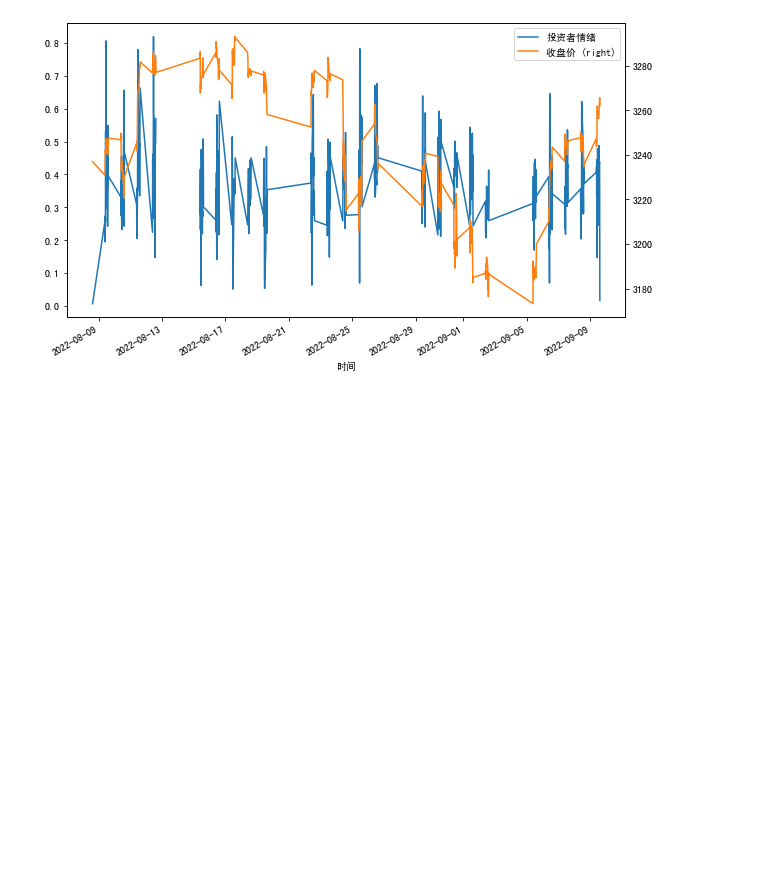
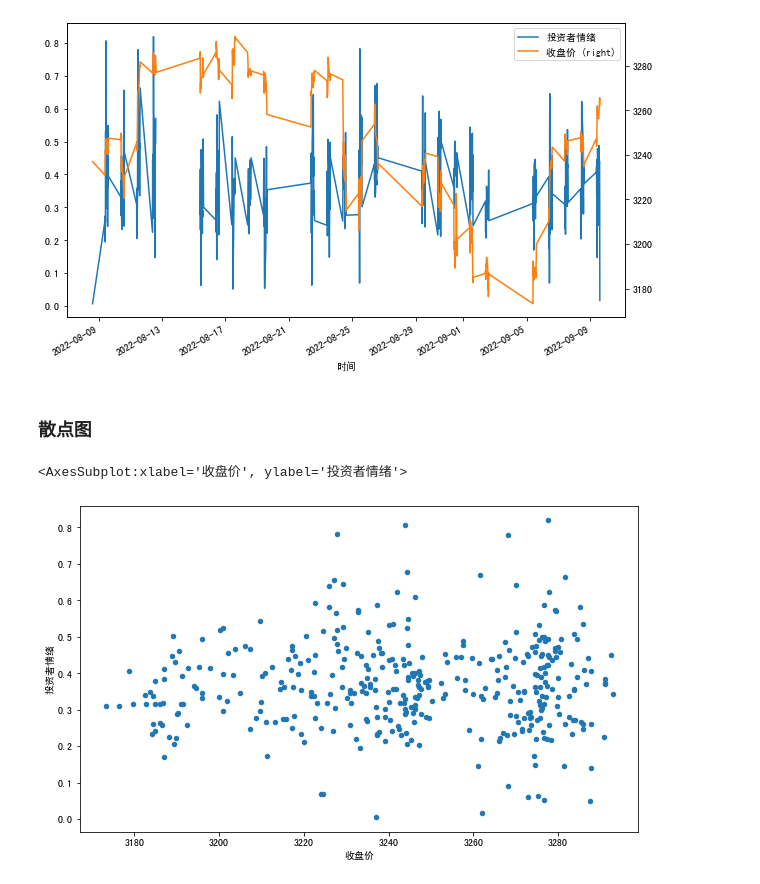
Before and after one commit to meiminjun/Notebook, a Jupyter notebook: 10-python/东方财富/股吧情绪分析.ipynb, the cells around one changed output. Saved outputs shown, nothing was run; the diff lists cells and outputs as text; code cells hidden in the pictures; blank space fills up the shorter version.

```diff
--- a/10-python/东方财富/股吧情绪分析.ipynb
+++ b/10-python/东方财富/股吧情绪分析.ipynb
@@ -382,13 +378,14 @@ W0911 16:49:05.839169 364109248 analysis_predictor.cc:1736] Deprecated. Please u
 # %%
 #重采样至15分钟
 # df.dtypes
-df['时间'] = pd.to_datetime(df['时间'])
 
-# df.index = df['时间']
-pd.DataFrame(df).set_index('时间', inplace=True)
-data = df.resample('15min').mean().reset_index()
+data = df
+# data['时间'] = pd.to_datetime(data['时间'])
+
+# data.index = data['时间']
+data = data.set_index('时间', drop=True)
+data = data.resample('15min').mean().reset_index()
 # print(data)
-# data = df.resample('15min').mean()
 data
 # %% [output]
 |  | 时间 | 阅读 | 评论 | 投资者情绪 |
@@ -429,3 +426,10 @@ data2.plot.line(x='时间',y=['投资者情绪', '收盘价'], secondary_y=['收
 # %% [output]
 <AxesSubplot:xlabel='时间'>
 [figure]
+# %% [markdown]
+### 散点图
+# %%
+data2.plot(kind='scatter', x='收盘价', y='投资者情绪', figsize=(10,6))
+# %% [output]
+<AxesSubplot:xlabel='收盘价', ylabel='投资者情绪'>
+[figure, added]
```
Also changed, not shown: parts of 3 cells of this notebook, 1 other file.
